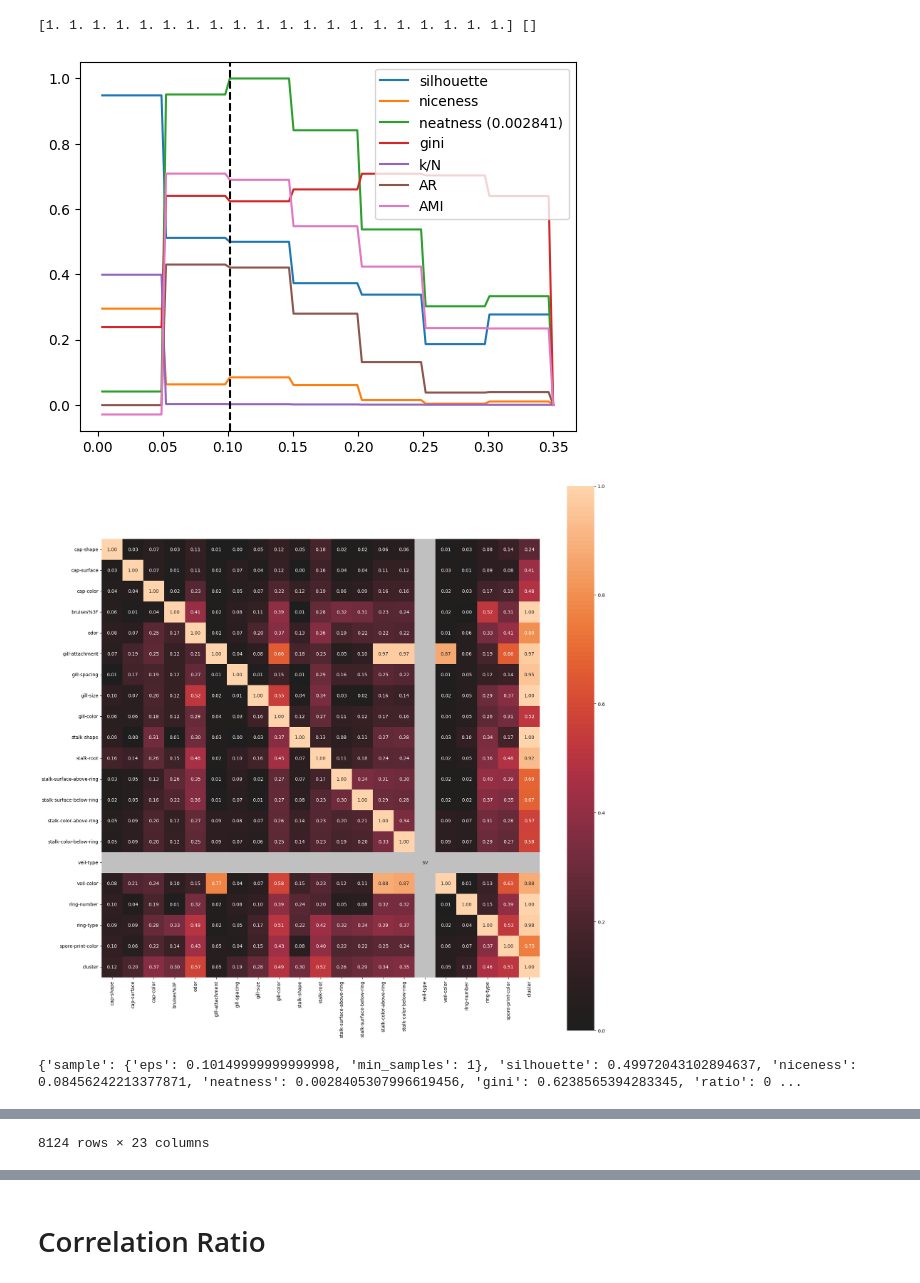
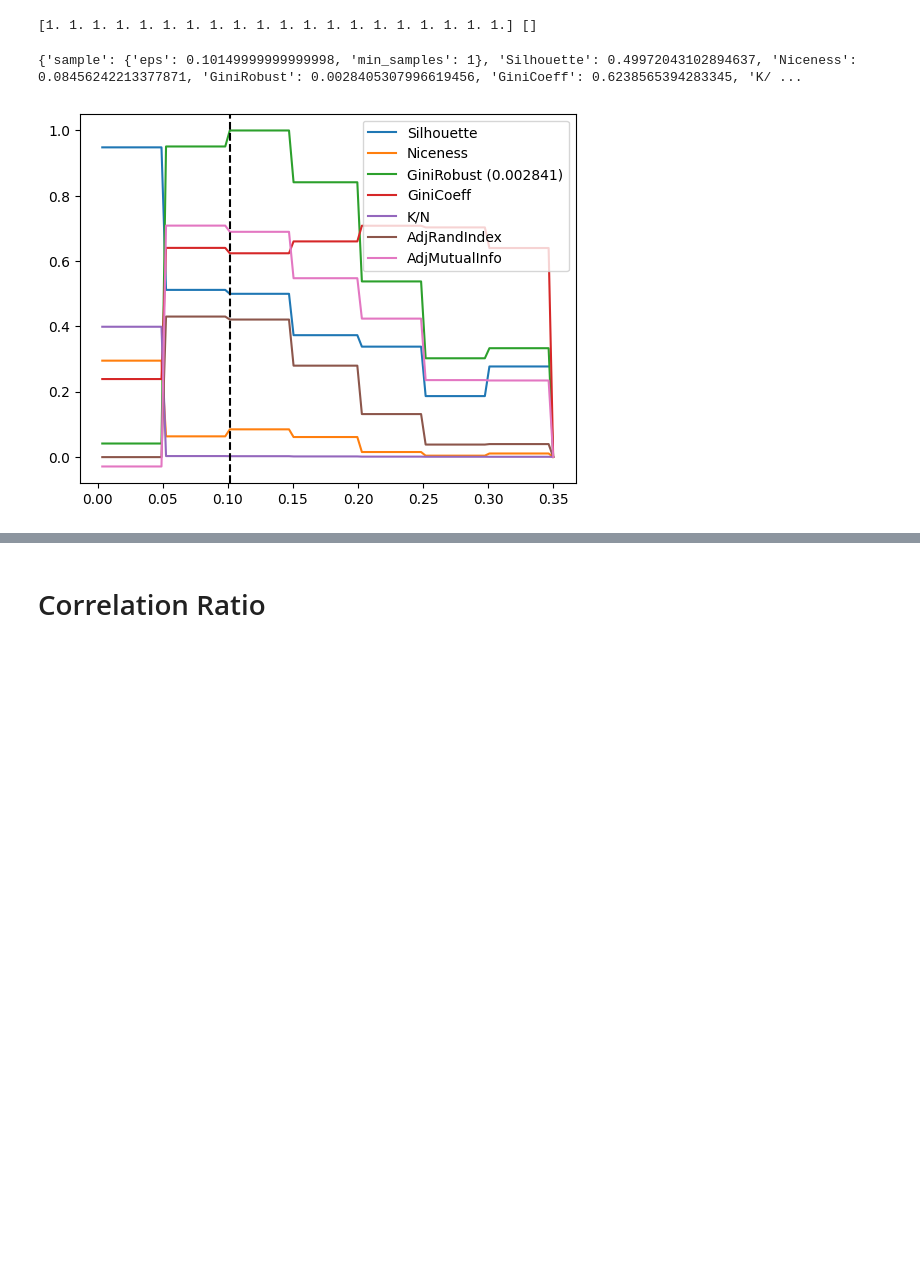
Before and after one commit to chrico-bu-uab/gower, a Jupyter notebook: optimization_examples.ipynb, the cells around one changed output, grey strips where cells are left out. Cells and saved outputs as stored; diff of their text form; code cells hidden in the pictures; blank space fills up the shorter version.

```diff
--- a/optimization_examples.ipynb
+++ b/optimization_examples.ipynb
@@ -7,18 +7,15 @@ from gower.gower_dist import *
 # %%
 mushrooms = pd.read_csv('mushroom.csv')
 
 mushrooms_ = optimize_dbscan(mushrooms.iloc[:, :-3],
                              mushrooms.iloc[:, -3] + mushrooms.iloc[:, -2] + mushrooms.iloc[:, -1],
                              factor=0.35,
                              n_iter=100,
                              precomputed=True,
                              # weight_cat=[cluster_niceness(np.unique(mushrooms.iloc[:, i], return_counts=True)[1])
                              #             for i in range(mushrooms.shape[1] - 3)],
                              chunksize=20)
-
-mushrooms
 # %% [output]
 [1. 1. 1. 1. 1. 1. 1. 1. 1. 1. 1. 1. 1. 1. 1. 1. 1. 1. 1. 1.] []
+{'sample': {'eps': 0.10149999999999998, 'min_samples': 1}, 'Silhouette': 0.49972043102894637, 'Niceness': 0.08456242213377871, 'GiniRobust': 0.0028405307996619456, 'GiniCoeff': 0.6238565394283345, 'K/ ...
-[figure, old version]
+[figure, new version]
-[figure, removed]
-{'sample': {'eps': 0.10149999999999998, 'min_samples': 1}, 'silhouette': 0.49972043102894637, 'niceness': 0.08456242213377871, 'neatness': 0.0028405307996619456, 'gini': 0.6238565394283345, 'ratio': 0 ...
@@ -37,4 +22,3 @@ mushrooms
-8124 rows × 23 columns
 # %%
 derm = pd.read_csv("dermatology_database_1.csv")
 derm.loc[derm.age == "?", "age"] = derm.age[derm.age != "?"].median()
```
Also changed, not shown: parts of 15 cells of this notebook, 1 other file.
